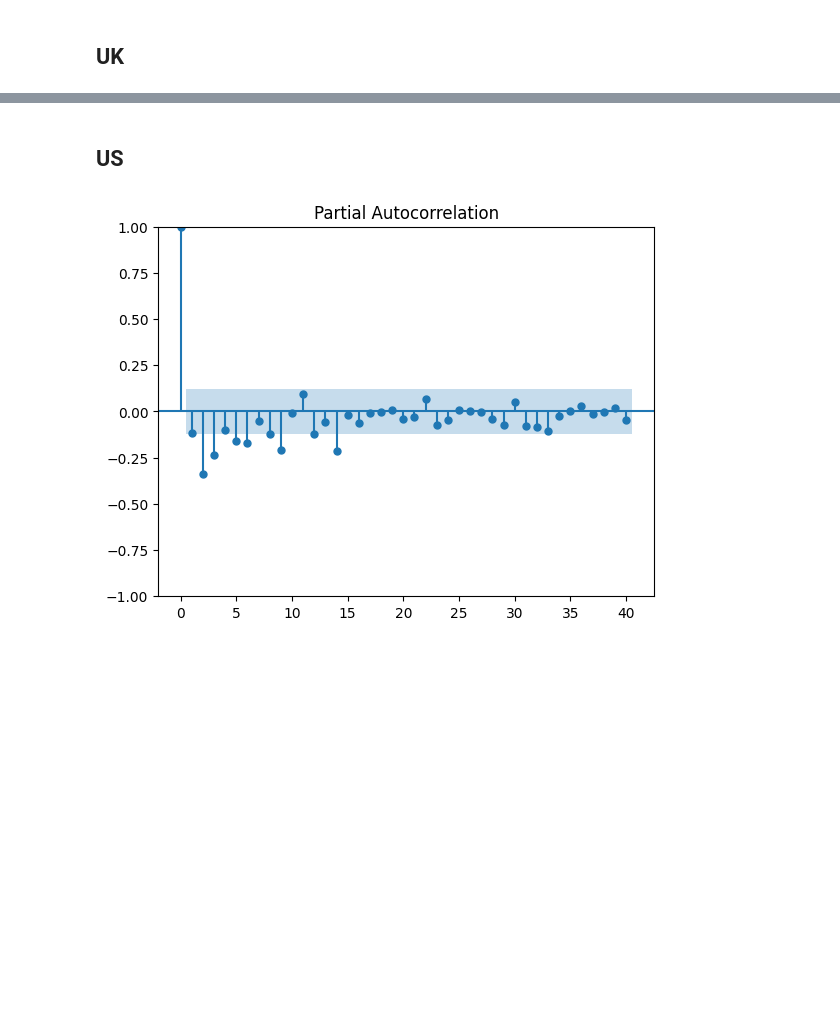
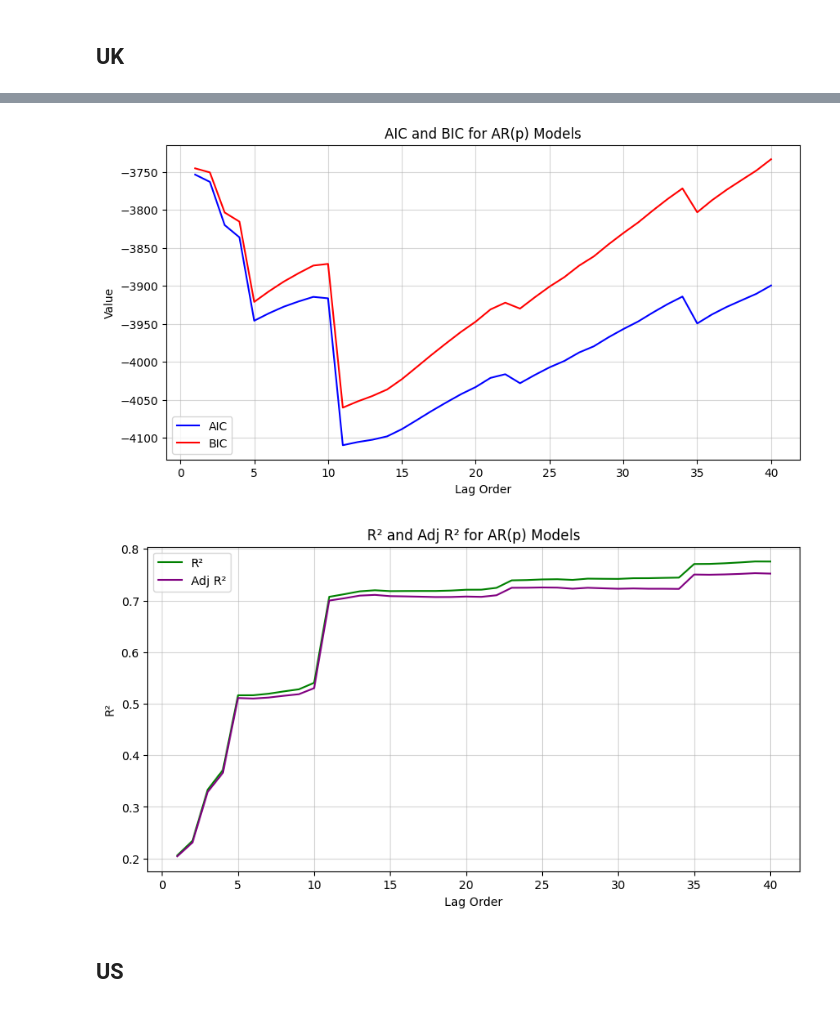
Before and after one commit to willafred/fe5213-cpi-forecasting, a Jupyter notebook: scripts/models_time_series.ipynb, the cells around one changed output, grey strips where cells are left out. Drawn from its saved outputs; the diff is of its cells as text; code cells hidden in the pictures; blank space fills up the shorter version.

```diff
--- a/scripts/models_time_series.ipynb
+++ b/scripts/models_time_series.ipynb
@@ -374,8 +392,27 @@ plt.show()
+# %%
+# Plot AIC and BIC values together
+fig, ax = plt.subplots(figsize=(10, 5))
+ax.plot(uk_arp_metrics_df['Lag'], uk_arp_metrics_df['AIC'], label='AIC', color='blue')
+ax.plot(uk_arp_metrics_df['Lag'], uk_arp_metrics_df['BIC'], label='BIC', color='red')
+ax.set_title('AIC and BIC for AR(p) Models')
+ax.set_xlabel('Lag Order')
+ax.set_ylabel('Value')
+ax.legend()
+ax.grid(alpha=0.5)
+plt.show()
+
+# Plot R² and Adjusted R² values together
+plt.figure(figsize=(10, 5))
+plt.plot(uk_arp_metrics_df['Lag'], uk_arp_metrics_df['R2'], label='R²', color='green')
+plt.plot(uk_arp_metrics_df['Lag'], uk_arp_metrics_df['Adj R2'], label='Adj R²', color='purple')
+plt.title('R² and Adj R² for AR(p) Models')
+plt.xlabel('Lag Order')
+plt.ylabel('R²')
+plt.legend()
+plt.grid(alpha=0.5)
+plt.show()
+# %% [output]
+[figure, added]
+[figure, added]
 # %% [markdown]
 ## US
-# %%
-# Plot PACF of infl_rate_diff
-sm.graphics.tsa.plot_pacf(df_us_ols['infl_rate_diff'], lags=40)
-plt.show()
-# %% [output]
-[figure, removed]
```
Also changed, not shown: parts of 22 cells of this notebook.
